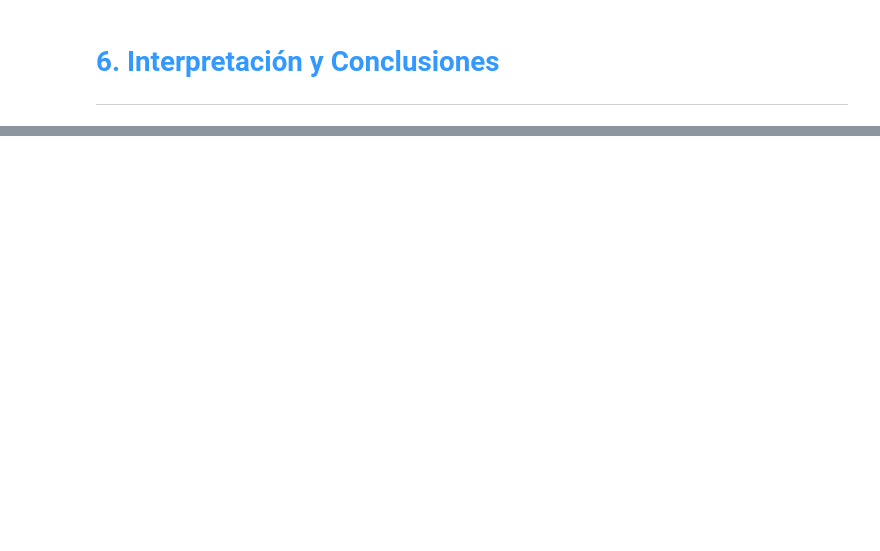
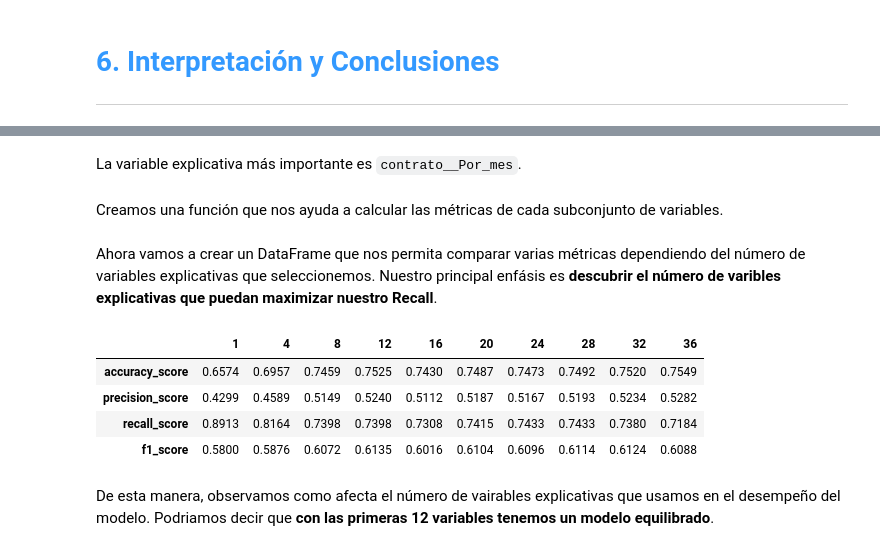
Before and after one commit to carloslozano-rg/challenge-telecom-x-parte-2-modelo-predictivo, a Jupyter notebook: Telecom_X_Modelo_Predictivo.ipynb, the cells around one changed output, grey strips where cells are left out. Saved outputs shown, nothing was run; the diff lists cells and outputs as text; code cells hidden in the pictures; blank space fills up the shorter version.

Commit message:
feat: evaluar el impacto del número de variables explicativas empleadas en el desempeño del modelo predictivo.

```diff
--- a/Telecom_X_Modelo_Predictivo.ipynb
+++ b/Telecom_X_Modelo_Predictivo.ipynb
@@ -842,0 +850,5 @@ La **Matriz de Confusión** nos indica que nuestro modelo va a predecir muy bien
+# %%
+importancia_variables = modelo_elegido.feature_importances_
+importancia_variables_df = pd.DataFrame(data={'Variables explicativas':modelo_elegido.feature_names_in_,
+                                              'Importancia':importancia_variables.round(4)
+                                              }).sort_values(by='Importancia', axis=0, ascending=False)
@@ -842,0 +875,2 @@ La **Matriz de Confusión** nos indica que nuestro modelo va a predecir muy bien
+# %% [markdown]
+La variable explicativa más importante es `contrato__Por_mes`.
@@ -842,0 +879,44 @@ La **Matriz de Confusión** nos indica que nuestro modelo va a predecir muy bien
+# %% [markdown]
+Creamos una función que nos ayuda a calcular las métricas de cada subconjunto de variables.
+# %%
+def calcular_metricas(y_test, y_pred):
+    accuracy = accuracy_score(y_test, y_pred)
+    precision = precision_score(y_test, y_pred)
+    recall = recall_score(y_test, y_pred)
+    f1 = f1_score(y_test, y_pred)
+
+    metricas = {
+        'accuracy_score': round(accuracy, 4),
+        'precision_score': round(precision, 4),
+        'recall_score': round(recall, 4),
+        'f1_score': round(f1, 4)
+    }
+
+    return metricas
+# %% [markdown]
+Ahora vamos a crear un DataFrame que nos permita comparar varias métricas dependiendo del número de variables explicativas que seleccionemos. Nuestro principal enfásis es **descubrir el número de varibles explicativas que puedan maximizar nuestro Recall**.
+# %%
+evaluacion_subconjuntos = pd.DataFrame(index=['accuracy_score', 'precision_score', 'recall_score', 'f1_score'])
+
+oversample = SMOTE(random_state=26)
+modelo_elegido = RandomForestClassifier(max_depth=5, random_state=26)
+ct_features = [i if i != 0 else 1 for i in range(0,40,4)]
+
+for i in ct_features:
+    variables_elegidas = importancia_variables_df['Variables explicativas'].values[:i]
+    X_balanceada_sel, y_balanceada = oversample.fit_resample(X[variables_elegidas], y)
+    X_test_sel = X_test[variables_elegidas]
+    modelo_elegido.fit(X_balanceada_sel, y_balanceada)
+    y_previsto = modelo_elegido.predict(X_test_sel)
+    metricas = calcular_metricas(y_test, y_previsto)
+    evaluacion_subconjuntos[i] = list(metricas.values())
+# %%
+evaluacion_subconjuntos
+# %% [output]
+|  | 1 | 4 | 8 | 12 | 16 | 20 | 24 | 28 | 32 | 36 |
+| accuracy_score | 0.6574 | 0.6957 | 0.7459 | 0.7525 | 0.7430 | 0.7487 | 0.7473 | 0.7492 | 0.7520 | 0.7549 |
+| precision_score | 0.4299 | 0.4589 | 0.5149 | 0.5240 | 0.5112 | 0.5187 | 0.5167 | 0.5193 | 0.5234 | 0.5282 |
+| recall_score | 0.8913 | 0.8164 | 0.7398 | 0.7398 | 0.7308 | 0.7415 | 0.7433 | 0.7433 | 0.7380 | 0.7184 |
+| f1_score | 0.5800 | 0.5876 | 0.6072 | 0.6135 | 0.6016 | 0.6104 | 0.6096 | 0.6114 | 0.6124 | 0.6088 |
+# %% [markdown]
+De esta manera, observamos como afecta el número de vairables explicativas que usamos en el desempeño del modelo. Podriamos decir que **con las primeras 12 variables tenemos un modelo equilibrado**.
```
Also changed, not shown: parts of 9 cells of this notebook.
